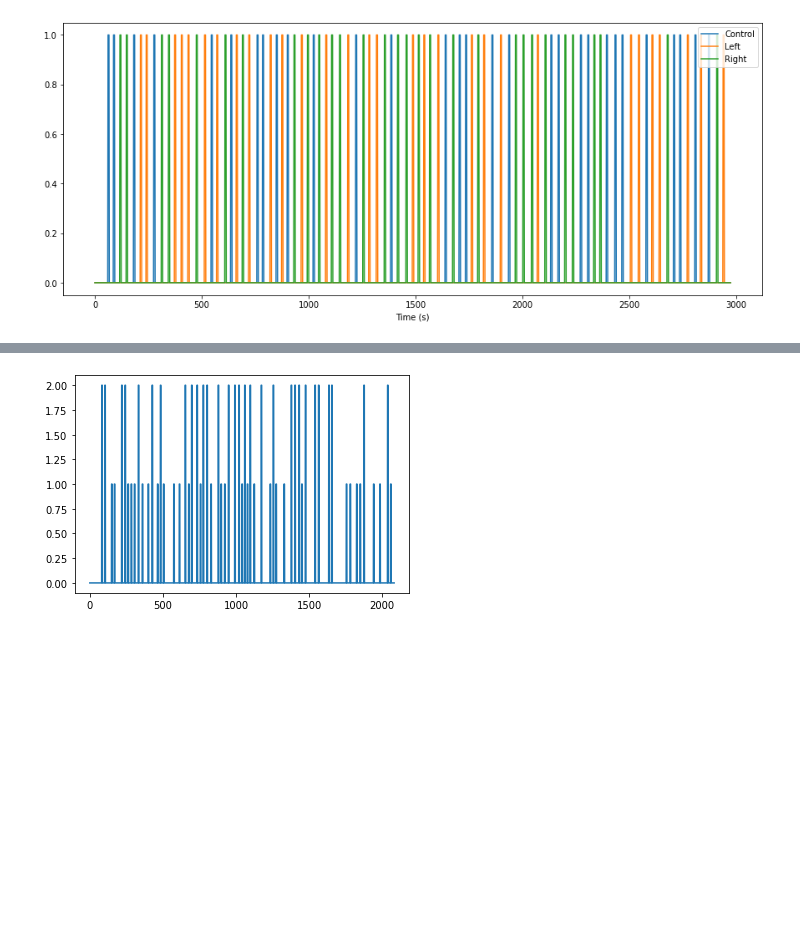
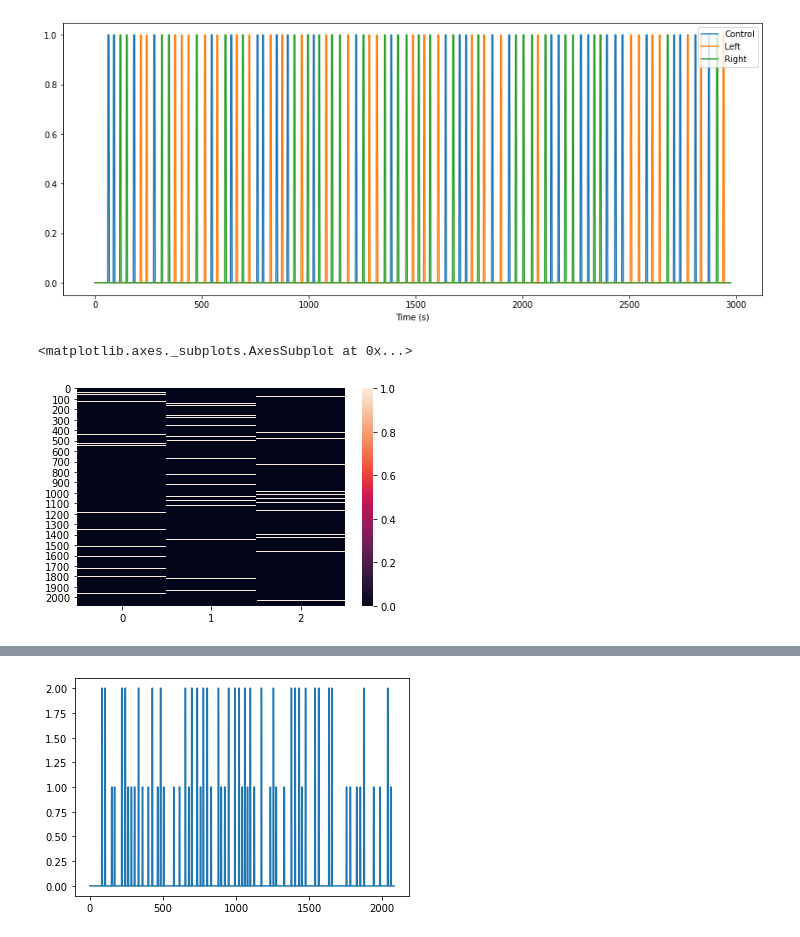
Before and after one commit to Rogerio-mack/fNIRS, a Jupyter notebook: plot_11_hrf_measured_b.ipynb, the cells around one changed output, grey strips where cells are left out. Cells and saved outputs as stored; diff of their text form; code cells hidden in the pictures; blank space fills up the shorter version.

```diff
--- a/plot_11_hrf_measured_b.ipynb
+++ b/plot_11_hrf_measured_b.ipynb
@@ -208,5 +208,11 @@ plt.xlabel("Time (s)");
 # %% [output]
 Used Annotations descriptions: ['Control', 'Tapping/Left', 'Tapping/Right']
 [figure]
+# %%
+import seaborn as sns
+sns.heatmap(s)
+# %% [output]
+<matplotlib.axes._subplots.AxesSubplot at 0x...>
+[figure, added]
 # %%
 s.shape
```
Also changed, not shown: parts of 14 cells of this notebook.
